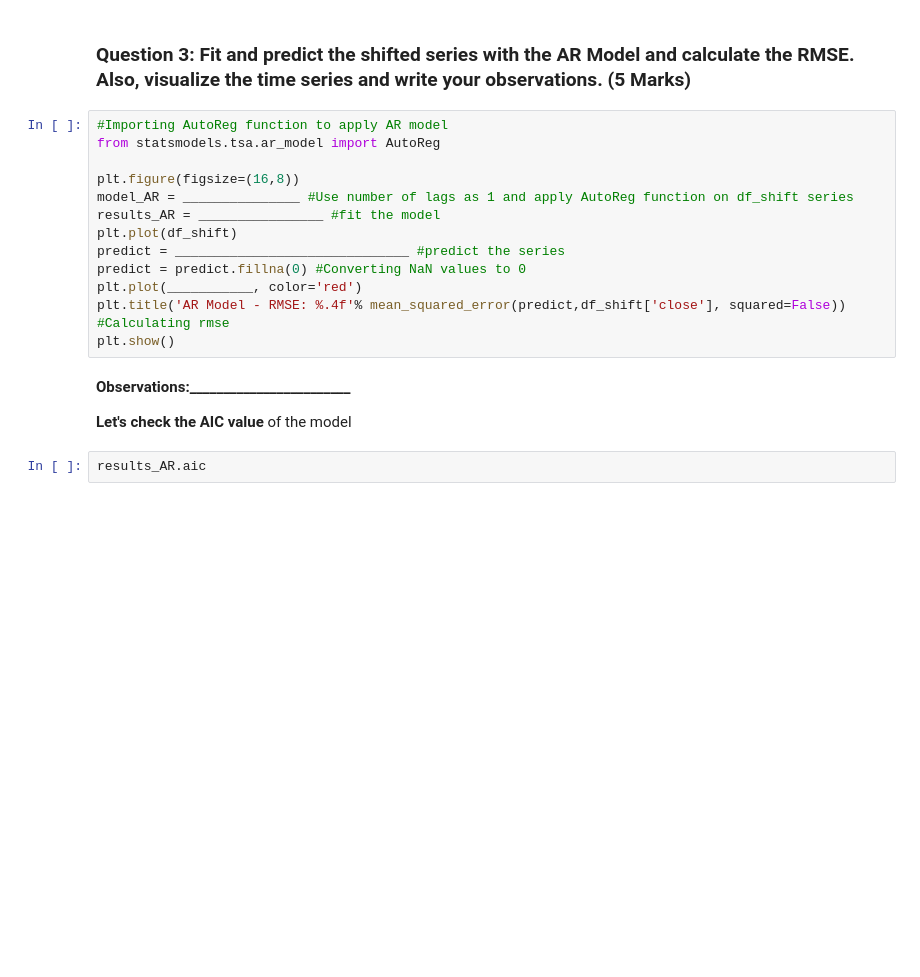
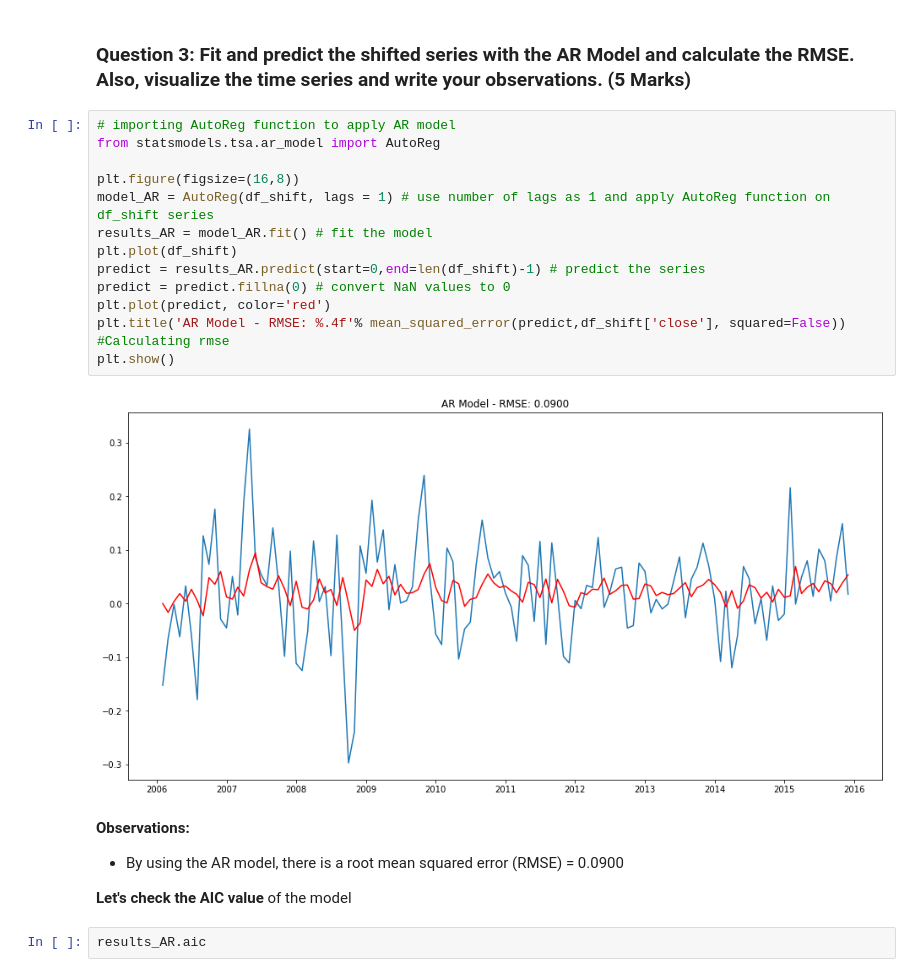
Before and after one commit to mariyaeggs/MIT_AI, a Jupyter notebook: Learner_Notebook_Project_Time_Series.ipynb, the cells around one changed output. Saved outputs shown, nothing was run; the diff lists cells and outputs as text; blank space fills up the shorter version.

Commit message:
predict the shifted series with the AR Model and calculate the RMSE

```diff
--- a/Learner_Notebook_Project_Time_Series.ipynb
+++ b/Learner_Notebook_Project_Time_Series.ipynb
@@ -328,20 +328,23 @@ plt.show()
 # %% [markdown]
 ### **Question 3: Fit and predict the shifted series with the AR Model and calculate the RMSE. Also, visualize the time series and write your observations. (5 Marks)**
 # %%
-#Importing AutoReg function to apply AR model
+# importing AutoReg function to apply AR model
 from statsmodels.tsa.ar_model import AutoReg
 
 plt.figure(figsize=(16,8))
-model_AR = _______________ #Use number of lags as 1 and apply AutoReg function on df_shift series
-results_AR = ________________ #fit the model
+model_AR = AutoReg(df_shift, lags = 1) # use number of lags as 1 and apply AutoReg function on df_shift series
+results_AR = model_AR.fit() # fit the model
 plt.plot(df_shift)
-predict = ______________________________ #predict the series
-predict = predict.fillna(0) #Converting NaN values to 0
-plt.plot(___________, color='red')
+predict = results_AR.predict(start=0,end=len(df_shift)-1) # predict the series
+predict = predict.fillna(0) # convert NaN values to 0
+plt.plot(predict, color='red')
 plt.title('AR Model - RMSE: %.4f'% mean_squared_error(predict,df_shift['close'], squared=False))  #Calculating rmse
 plt.show()
+# %% [output]
+[figure, added]
 # %% [markdown]
-**Observations:________________________**
+**Observations:**
+- By using the AR model, there is a root mean squared error (RMSE) = 0.0900
 
 **Let's check the AIC value** of the model
 # %%
```
Also changed, not shown: parts of 2 cells of this notebook.
